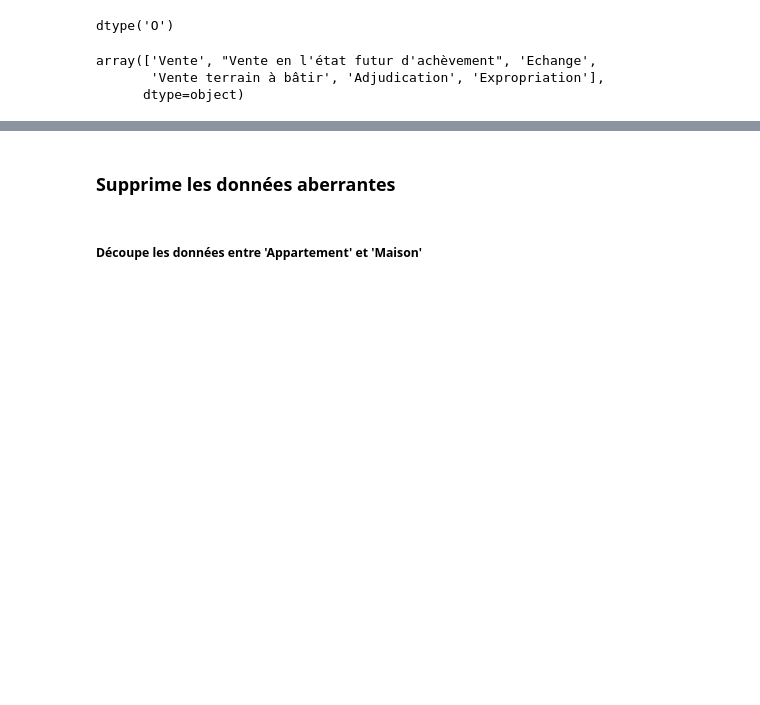
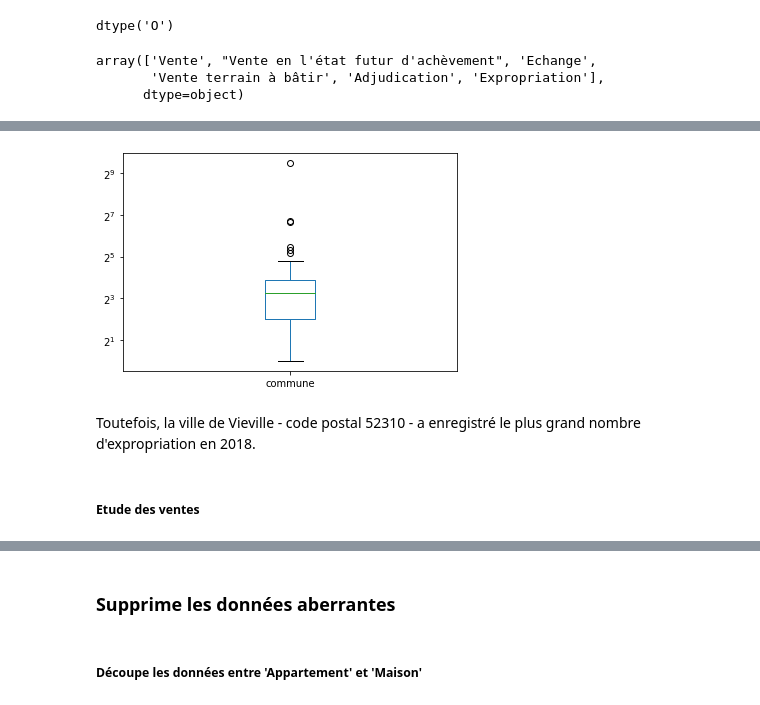
Before and after one commit to houseofai/french-realestate-price-prediction, a Jupyter notebook: Valeurs Foncieres Franccaise - EDA.ipynb, the cells around one changed output, grey strips where cells are left out. Drawn from its saved outputs; the diff is of its cells as text; code cells hidden in the pictures; blank space fills up the shorter version.

```diff
--- a/Valeurs Foncieres Franccaise - EDA.ipynb
+++ b/Valeurs Foncieres Franccaise - EDA.ipynb
@@ -274,0 +300,9 @@ ax = sns.boxplot(x="nature_mutation", data=df);
+# %%
+ax = df_ex.commune.value_counts().plot.box()
+ax.set_yscale('log', basey=2)
+# %% [output]
+[figure, added]
+# %% [markdown]
+Toutefois, la ville de Vieville - code postal 52310 - a enregistré le plus grand nombre d'expropriation en 2018.
+# %% [markdown]
+##### Etude des ventes
```
Also changed, not shown: parts of 34 cells of this notebook.
